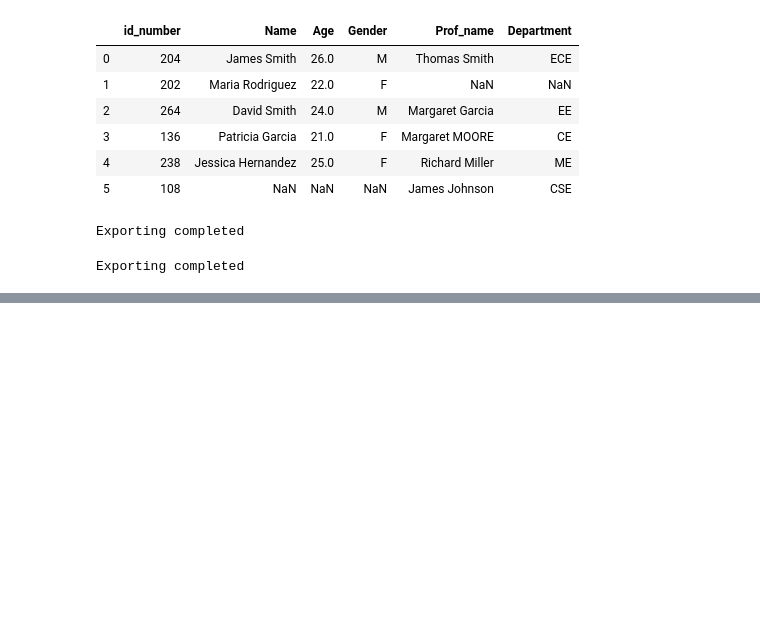
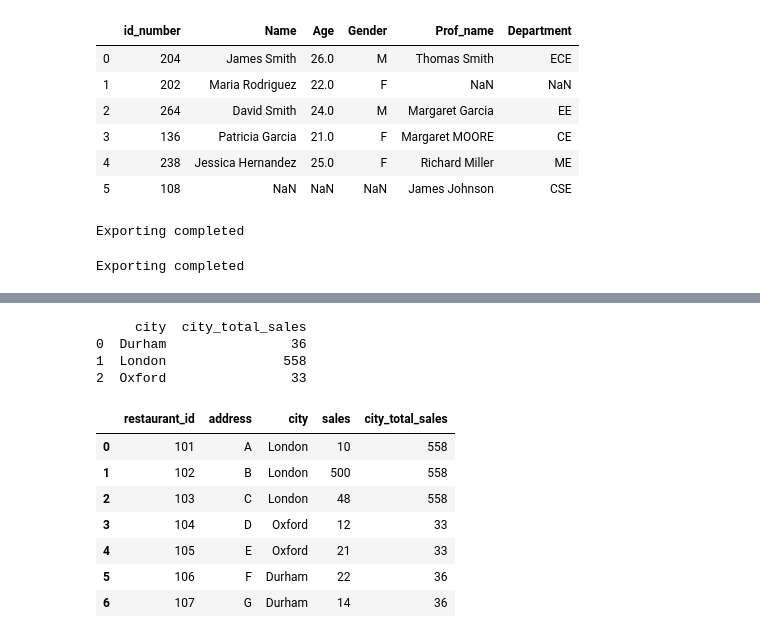
Before and after one commit to melwinmpk/Python_DSA, a Jupyter notebook: Pandas/Pandas_3.ipynb, the cells around one changed output, grey strips where cells are left out. Saved outputs shown, nothing was run; the diff lists cells and outputs as text; code cells hidden in the pictures; blank space fills up the shorter version.

```diff
--- a/Pandas/Pandas_3.ipynb
+++ b/Pandas/Pandas_3.ipynb
@@ -585,0 +643,19 @@ Exporting completed
+# %%
+# to do the same operation in Apply
+city_sales = df.groupby('city')['sales'].apply(sum).rename('city_total_sales').reset_index()
+print(city_sales)
+df_new = pd.merge(df, city_sales, how='left')
+df_new
+# %% [output]
+     city  city_total_sales
+0  Durham                36
+1  London               558
+2  Oxford                33
+|  | restaurant_id | address | city | sales | city_total_sales |
+| 0 | 101 | A | London | 10 | 558 |
+| 1 | 102 | B | London | 500 | 558 |
+| 2 | 103 | C | London | 48 | 558 |
+| 3 | 104 | D | Oxford | 12 | 33 |
+| 4 | 105 | E | Oxford | 21 | 33 |
+| 5 | 106 | F | Durham | 22 | 36 |
+| 6 | 107 | G | Durham | 14 | 36 |
```
Also changed, not shown: parts of 16 cells of this notebook, 4 other files.
